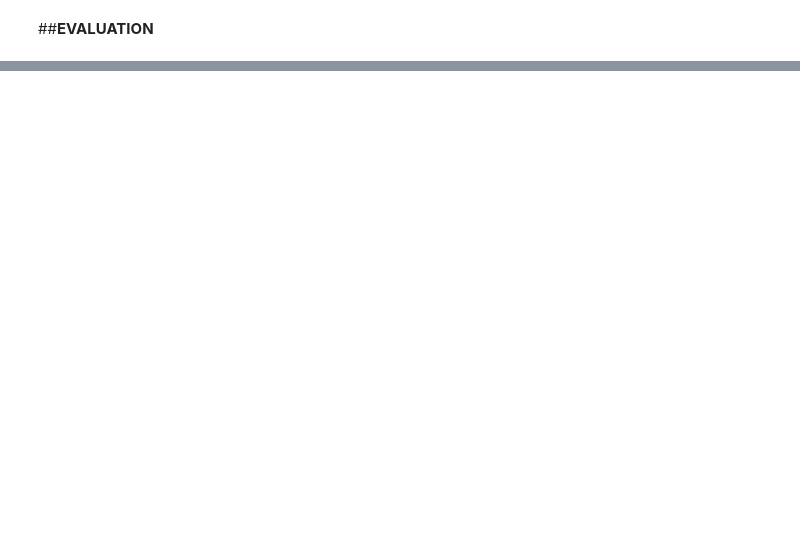
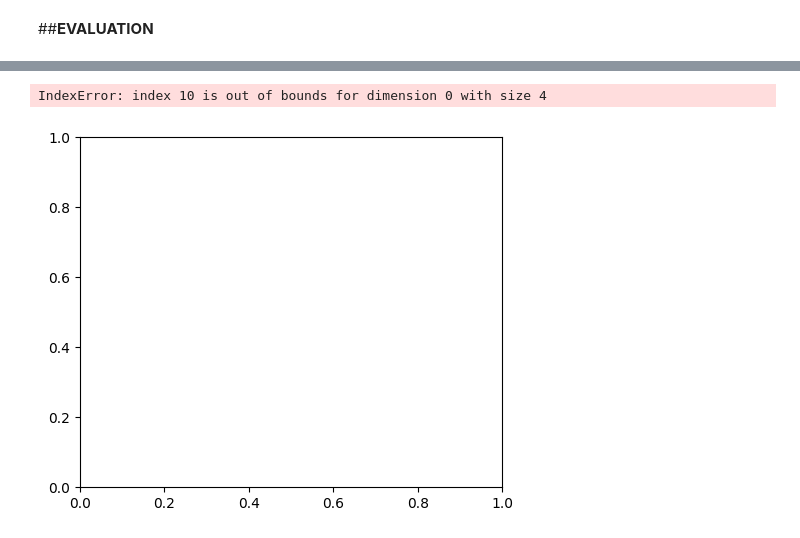
Before and after one commit to glorivaas/Machine_Learning25, a Jupyter notebook: Lab13and14.ipynb, the cells around one changed output, grey strips where cells are left out. Cells and saved outputs as stored; diff of their text form; code cells hidden in the pictures; blank space fills up the shorter version.

```diff
--- a/Lab13and14.ipynb
+++ b/Lab13and14.ipynb
@@ -447,0 +543,38 @@ visualize_predictions(model, OddXYDataset(num_samples=100))
+# %%
+import matplotlib.pyplot as plt
+import seaborn as sns
+
+# Forward pass through the model (assuming img is [1, 1, 64, 64])
+if img.ndim == 3:  # [C, H, W]
+    x_batch = img.unsqueeze(0).to(device)  # [1, C, H, W]
+elif img.ndim == 2:  # [H, W] (very rare)
+    x_batch = img.unsqueeze(0).unsqueeze(0).to(device)  # [1, 1, H, W]
+else:
+    x_batch = img.to(device)  # already batched
+
+_ = model(x_batch)
+
+# Get attention weights: [1, 144, 144]
+attn_weights = model.attn.attn_weights.cpu().squeeze(0)
+
+query_tokens = [10, 40, 72, 100]  # random
+
+num_tokens = len(query_tokens)
+num_cols = 2
+num_rows = (num_tokens + num_cols - 1) // num_cols
+
+plt.figure(figsize=(num_cols * 6, num_rows * 5))
+
+for i, query_token in enumerate(query_tokens):
+    plt.subplot(num_rows, num_cols, i + 1)
+    heat = attn_weights[query_token].reshape(12, 12)
+    sns.heatmap(heat, cmap="viridis", cbar=True)
+    plt.title(f"Attention from token #{query_token}")
+    plt.xlabel("Key pos")
+    plt.ylabel("Key pos")
+
+plt.tight_layout()
+plt.show()
+# %% [output]
+IndexError: index 10 is out of bounds for dimension 0 with size 4
+[figure, added]
```
Also changed, not shown: parts of 16 cells of this notebook.
